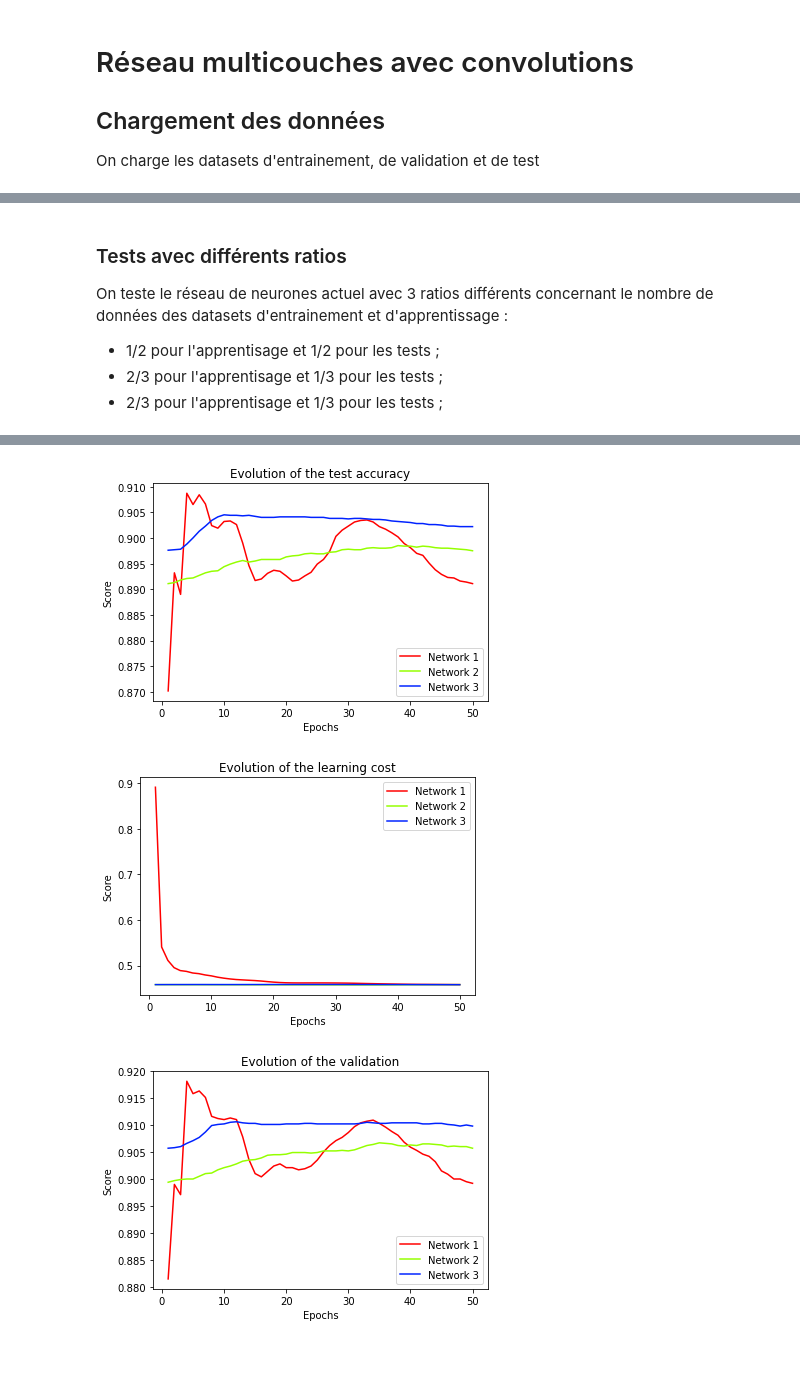
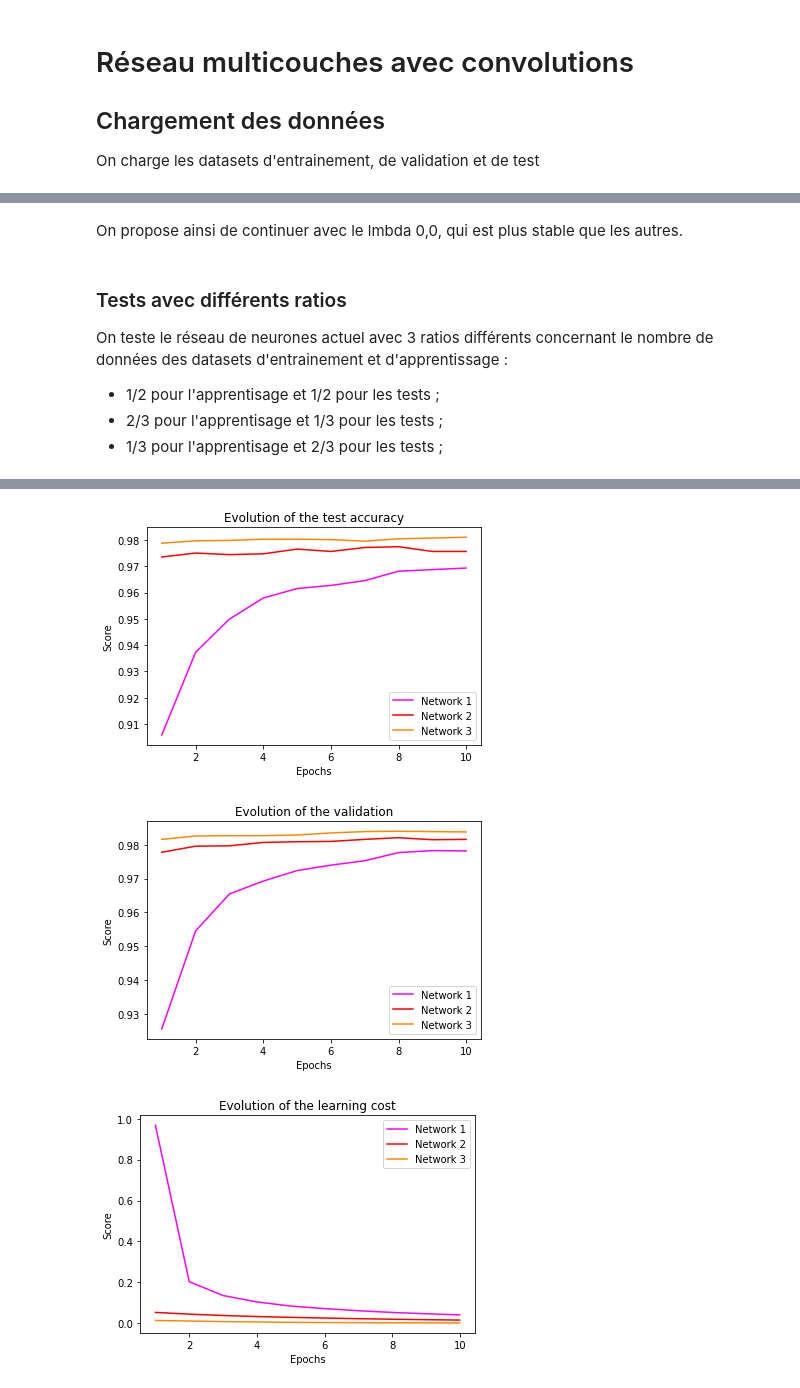
Before and after one commit to iFairPlay22/Handwritten-Digits-Recognition, a Jupyter notebook: src/Rapport.ipynb, the cells around one changed output, grey strips where cells are left out. Saved outputs shown, nothing was run; the diff lists cells and outputs as text; code cells hidden in the pictures; blank space fills up the shorter version.

```diff
--- a/src/Rapport.ipynb
+++ b/src/Rapport.ipynb
@@ -156,7 +136,7 @@ BATCH_SIZE = 2 ** 7
 LAYER = [784, 15, 10]
 
 # Valeurs dynamiques
-ETAS = [ 0.75 * i for i in range(1, 10) ]
+ETAS = [ 0.75 * i for i in range(1, 7) ]
 
 # ############################################################################# #
 print("\n>> 1. TRAINING & TEST <<\n")
@@ -481,0 +405,3 @@ Datasets formatted : 50000 images for training / 10000 images for validation / 1
+# %%
+training_data, validation_data, test_data = n3.load_data()
+n_training_data, n_validation_data, n_test_data = len(training_data[0]), len(validation_data[0]), len(test_data[0])
@@ -488,18 +416,21 @@ On définit une fonction générique pour entraîner et tester le réseau 2 en f
 # %%
-def trainAndTestNet3(id, layers, training_data, validation_data, test_data, epochs, batch_size, eta, lmbda, testAccuracyPlot, validationAccuracyPlot, learningCostPlot, color):
+def trainAndTestNet3(layers, training_data, validation_data, test_data, n_training_data, n_validation_data, n_test_data, epochs, batch_size, eta, lmbda, testAccuracyPlot, validationAccuracyPlot, learningCostPlot, color):
 
-    print()
-    print("Training Network {}... > L={}, V={}, T={}".format(id, len(training_data), len(validation_data), len(test_data)))
-    print()
+    # Reshape des données
+    tr_data, va_data, te_data = n3.share_data(training_data, validation_data, test_data, n_training_data, n_validation_data, n_test_data)
 
     # On créée le réseau de neurones
     net = n3.Network(layers, batch_size)
 
+    print()
+    print("Training Network {}... > eta={}, lmbda={}, L={}, V={}, T={}".format(net.id, eta, lmbda, n_training_data, n_validation_data, n_test_data))
+    print()
+
     # On entraine le réseau à partir du dataset d'apprentissage
-    data = net.SGD(training_data, epochs, batch_size, eta, validation_data, test_data, lmbda, learningCostPlot, validationAccuracyPlot, testAccuracyPlot, color)
+    data = net.SGD(tr_data, epochs, batch_size, eta, va_data, te_data, lmbda, learningCostPlot, validationAccuracyPlot, testAccuracyPlot, color)
 
     # Fin de l'entrainement de l'IA
-    print("Network {} trained...".format(id))
+    print("Network {} trained...".format(net.id))
     print()
 
     # On renvoie les résultats du dernier batch
@@ -507,24 +642,45 @@ def trainAndTestNet3(id, layers, training_data, validation_data, test_data, epoc
+# %% [markdown]
+On propose ainsi de continuer avec le lmbda 0,0, qui est plus stable que les autres.
 # %% [markdown]
 ### Tests avec différents ratios
 
 On teste le réseau de neurones actuel avec 3 ratios différents concernant le nombre de données des datasets d'entrainement et d'apprentissage :
 - 1/2 pour l'apprentisage et 1/2 pour les tests ;
 - 2/3 pour l'apprentisage et 1/3 pour les tests ;
-- 2/3 pour l'apprentisage et 1/3 pour les tests ;
+- 1/3 pour l'apprentisage et 2/3 pour les tests ;
 # %%
 # Valeurs fixes
-EPOCHS = 50
+EPOCHS = 10
 BATCH_SIZE = 2 ** 7
-ETA = 3.75
-LMBDA = 0.4
+ETA = 0.1
+LMBDA = 0.0
 LAYER = [
-    n3.FullyConnectedLayer(n_in=784, n_out=100),
-    n3.SoftmaxLayer(n_in=100, n_out=10)
+    n3.ConvPoolLayer(
+        image_shape=(BATCH_SIZE, 1, 28, 28),
+        filter_shape=(20, 1, 5, 5),
+        poolsize=(2, 2),
+        activation_fn=n3.ReLU
+    ),
+    n3.ConvPoolLayer(
+        image_shape=(BATCH_SIZE, 20, 12, 12),
+        filter_shape=(40, 20, 5, 5),
+        poolsize=(2, 2),
+        activation_fn=n3.ReLU
+    ),
+    n3.FullyConnectedLayer(
+        n_in=40 * 4 * 4,
+        n_out=100,
+        activation_fn=n3.ReLU
+    ),
+    n3.SoftmaxLayer(
+        n_in=100,
+        n_out=10
+    )
 ]
 
 # Valeurs dynamiques
 TRAINING_SIZES = [ n_training_data*1/2, n_training_data*2/3, n_training_data*1/3 ]
-VALIDATION_SIZES = [ n_test_data*1/2, n_test_data*1/3, n_test_data*2/3 ]
+VALIDATION_SIZES = [ n_validation_data, n_validation_data, n_validation_data ]
 TEST_SIZES = [ n_test_data*1/2, n_test_data*1/3, n_test_data*2/3 ]
 
 # ############################################################################# #
@@ -532,16 +688,16 @@ print("\n>> 1. TRAINING & TEST <<\n")
 # ############################################################################# #
 
 # Graphique
-testAccuracyPlot = SmartPlot("Evolution of the test accuracy", path="./output/3/")
-validationAccuracyPlot = SmartPlot("Evolution of the validation", path="./output/3/")
-learningCostPlot = SmartPlot("Evolution of the learning cost", path="./output/3/")
+testAccuracyPlot = SmartPlot("Evolution of the test accuracy", path="./output/3/ratios/test_accuracy")
+validationAccuracyPlot = SmartPlot("Evolution of the validation", path="./output/3/ratios/validation_accuracy")
+learningCostPlot = SmartPlot("Evolution of the learning cost", path="./output/3/ratios/learning_cost")
 COLORS = randomColors()
 
 bvas, bvas_epoch, bvas_lc, bvas_ta, tas, tas_epoch, tas_lc, tas_va = [], [], [], [], [], [], [], []
 for i in range(3):
 
     # On entraine l'IA
-    bva, bva_epoch, bva_ta, vba_tc, bta, bta_epoch, bta_va, bta_tc = trainAndTestNet3(i+1, LAYER, training_data[:int(TRAINING_SIZES[i])], validation_data[:int(VALIDATION_SIZES[i])], test_data[:int(TEST_SIZES[i])], EPOCHS, BATCH_SIZE, ETA, LMBDA, testAccuracyPlot, validationAccuracyPlot, learningCostPlot, COLORS[i])
+    bva, bva_epoch, bva_ta, vba_tc, bta, bta_epoch, bta_va, bta_tc = trainAndTestNet3(LAYER, training_data, validation_data, test_data, int(TRAINING_SIZES[i]), int(VALIDATION_SIZES[i]), int(TEST_SIZES[i]), EPOCHS, BATCH_SIZE, ETA, LMBDA, testAccuracyPlot, validationAccuracyPlot, learningCostPlot, COLORS[i])
 
     # On ajoute les scores
     bvas.append(bva)
@@ -557,8 +713,8 @@ for i in range(3):
 
 # On récupère les valeurs des graphiques
 testAccuracyPlot.build()
+validationAccuracyPlot.build()
 learningCostPlot.build()
-validationAccuracyPlot.build()
 
 
 # ############################################################################# #
@@ -601,3 +757,3 @@ Epoch 10
-[figure, old version]
+[figure, new version]
-[figure, old version]
+[figure, new version]
-[figure, old version]
+[figure, new version]
```
Also changed, not shown: parts of 47 cells of this notebook, 33 other files.
